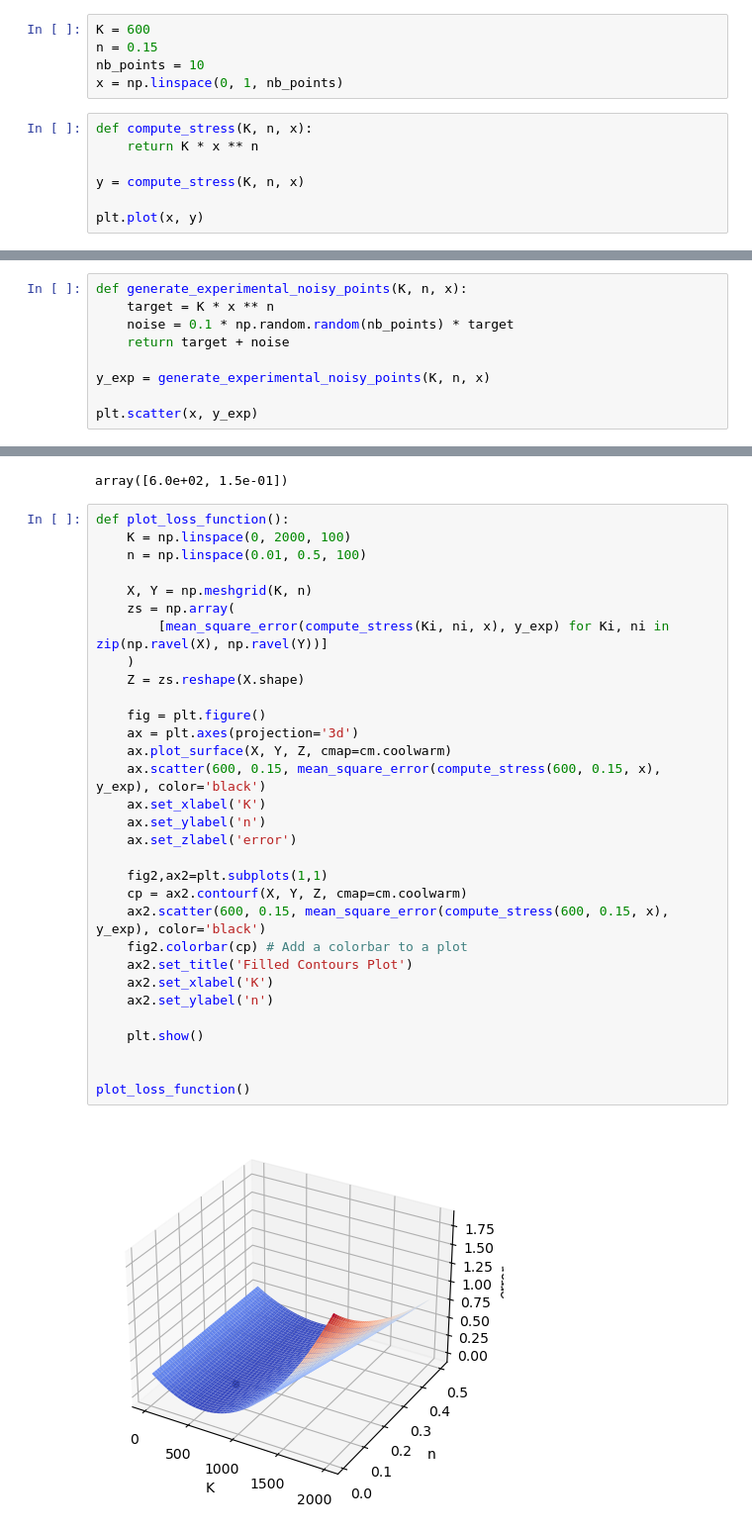
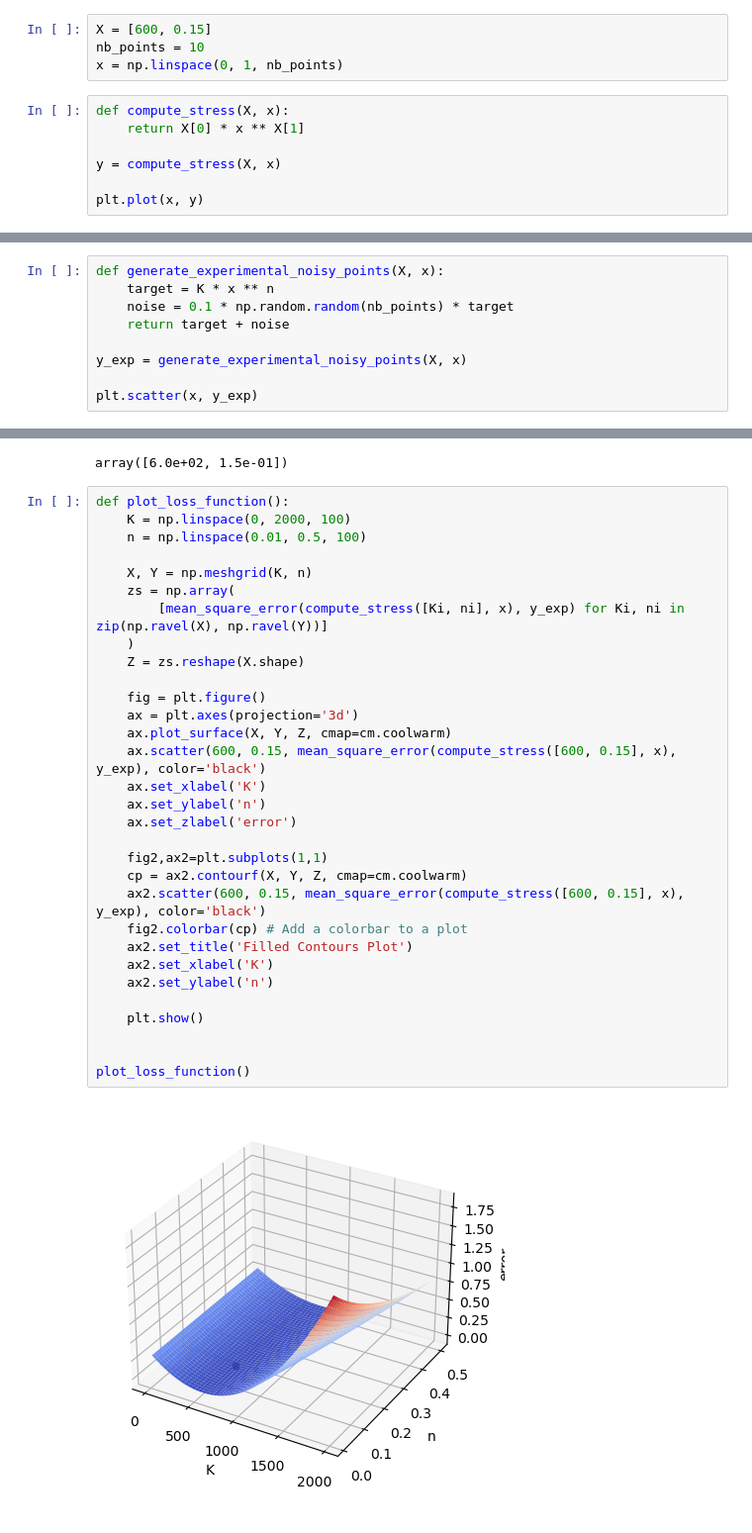
Before and after one commit to quentinchichery/levenberg-marquardt, a Jupyter notebook: levenberg-marquardt.ipynb, the cells around one changed output, grey strips where cells are left out. Shown: that part at 99% size. Saved outputs shown, nothing was run; the diff lists cells and outputs as text.

```diff
--- a/levenberg-marquardt.ipynb
+++ b/levenberg-marquardt.ipynb
@@ -5,27 +5,26 @@ import matplotlib.pyplot as plt
 from mpl_toolkits import mplot3d
 from matplotlib import cm
 # %%
-K = 600
-n = 0.15
+X = [600, 0.15]
 nb_points = 10
 x = np.linspace(0, 1, nb_points)
 # %%
-def compute_stress(K, n, x):
-    return K * x ** n
+def compute_stress(X, x):
+    return X[0] * x ** X[1]
 
-y = compute_stress(K, n, x)
+y = compute_stress(X, x)
 
 plt.plot(x, y)
 # %% [output]
 [<matplotlib.lines.Line2D at 0x...>]
 [figure]
 # %%
-def generate_experimental_noisy_points(K, n, x):
+def generate_experimental_noisy_points(X, x):
     target = K * x ** n
     noise = 0.1 * np.random.random(nb_points) * target
     return target + noise
 
-y_exp = generate_experimental_noisy_points(K, n, x)
+y_exp = generate_experimental_noisy_points(X, x)
 
 plt.scatter(x, y_exp)
 # %% [output]
@@ -60,36 +59,36 @@ array([6.0e+02, 1.5e-01])
 # %%
 def plot_loss_function():
     K = np.linspace(0, 2000, 100)
     n = np.linspace(0.01, 0.5, 100)
 
     X, Y = np.meshgrid(K, n)
     zs = np.array(
-        [mean_square_error(compute_stress(Ki, ni, x), y_exp) for Ki, ni in zip(np.ravel(X), np.ravel(Y))]
+        [mean_square_error(compute_stress([Ki, ni], x), y_exp) for Ki, ni in zip(np.ravel(X), np.ravel(Y))]
     )
     Z = zs.reshape(X.shape)
 
     fig = plt.figure()
     ax = plt.axes(projection='3d')
     ax.plot_surface(X, Y, Z, cmap=cm.coolwarm)
-    ax.scatter(600, 0.15, mean_square_error(compute_stress(600, 0.15, x), y_exp), color='black')
+    ax.scatter(600, 0.15, mean_square_error(compute_stress([600, 0.15], x), y_exp), color='black')
     ax.set_xlabel('K')
     ax.set_ylabel('n')
     ax.set_zlabel('error')
 
     fig2,ax2=plt.subplots(1,1)
     cp = ax2.contourf(X, Y, Z, cmap=cm.coolwarm)
-    ax2.scatter(600, 0.15, mean_square_error(compute_stress(600, 0.15, x), y_exp), color='black')
+    ax2.scatter(600, 0.15, mean_square_error(compute_stress([600, 0.15], x), y_exp), color='black')
     fig2.colorbar(cp) # Add a colorbar to a plot
     ax2.set_title('Filled Contours Plot')
     ax2.set_xlabel('K')
     ax2.set_ylabel('n')
 
     plt.show()
 
 
 plot_loss_function()
 # %% [output]
-[figure, old version]
+[figure, new version]
 [figure]
 # %%
 def residus(y, y_exp):
```
Also changed, not shown: parts of 5 cells of this notebook.
